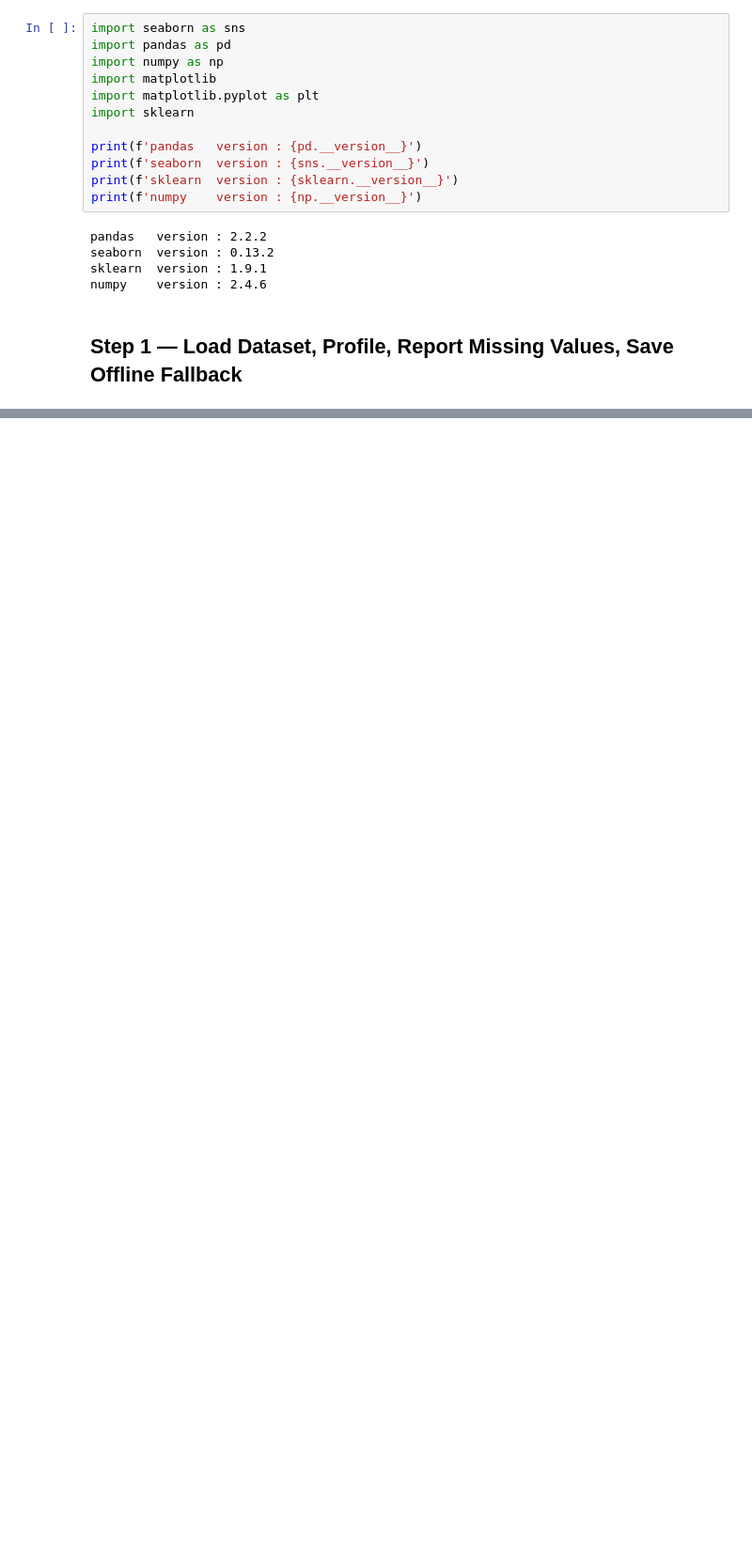
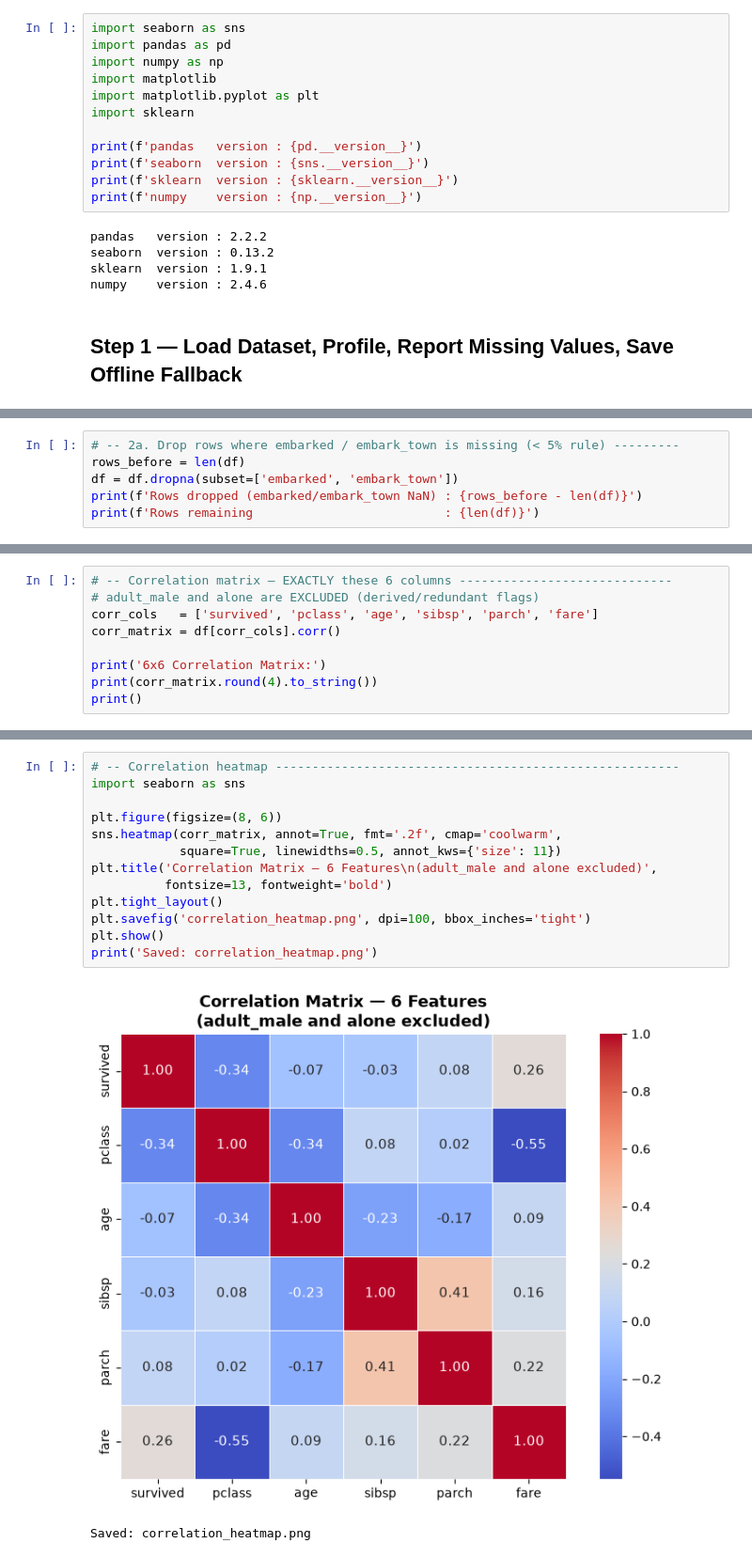
Before and after one commit to kante-Ramanaidu/zepto-ai-platform, a Jupyter notebook: analytics/01_eda.ipynb, the cells around one changed output, grey strips where cells are left out. Shown at 94% size. Saved outputs shown, nothing was run; the diff lists cells and outputs as text; blank space fills up the shorter version.

```diff
--- a/analytics/01_eda.ipynb
+++ b/analytics/01_eda.ipynb
@@ -186,0 +166,6 @@ print(f'   Columns w/ NaN  : {len(missing_report)}')
+# %%
+# -- 2a. Drop rows where embarked / embark_town is missing (< 5% rule) ---------
+rows_before = len(df)
+df = df.dropna(subset=['embarked', 'embark_town'])
+print(f'Rows dropped (embarked/embark_town NaN) : {rows_before - len(df)}')
+print(f'Rows remaining                          : {len(df)}')
@@ -186,0 +401,9 @@ print(f'   Columns w/ NaN  : {len(missing_report)}')
+# %%
+# -- Correlation matrix — EXACTLY these 6 columns -----------------------------
+# adult_male and alone are EXCLUDED (derived/redundant flags)
+corr_cols   = ['survived', 'pclass', 'age', 'sibsp', 'parch', 'fare']
+corr_matrix = df[corr_cols].corr()
+
+print('6x6 Correlation Matrix:')
+print(corr_matrix.round(4).to_string())
+print()
@@ -186,0 +419,16 @@ print(f'   Columns w/ NaN  : {len(missing_report)}')
+# %%
+# -- Correlation heatmap -------------------------------------------------------
+import seaborn as sns
+
+plt.figure(figsize=(8, 6))
+sns.heatmap(corr_matrix, annot=True, fmt='.2f', cmap='coolwarm',
+            square=True, linewidths=0.5, annot_kws={'size': 11})
+plt.title('Correlation Matrix — 6 Features\n(adult_male and alone excluded)',
+          fontsize=13, fontweight='bold')
+plt.tight_layout()
+plt.savefig('correlation_heatmap.png', dpi=100, bbox_inches='tight')
+plt.show()
+print('Saved: correlation_heatmap.png')
+# %% [output]
+[figure, added]
+Saved: correlation_heatmap.png
```
Also changed, not shown: parts of 27 cells of this notebook, 4 other files.
